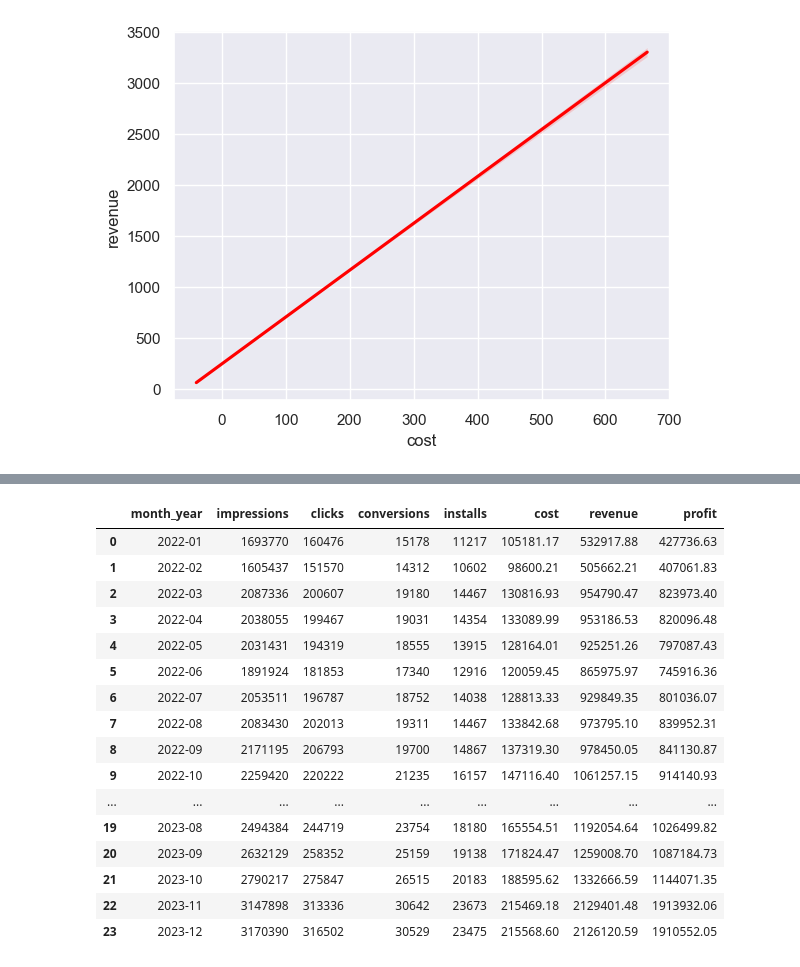
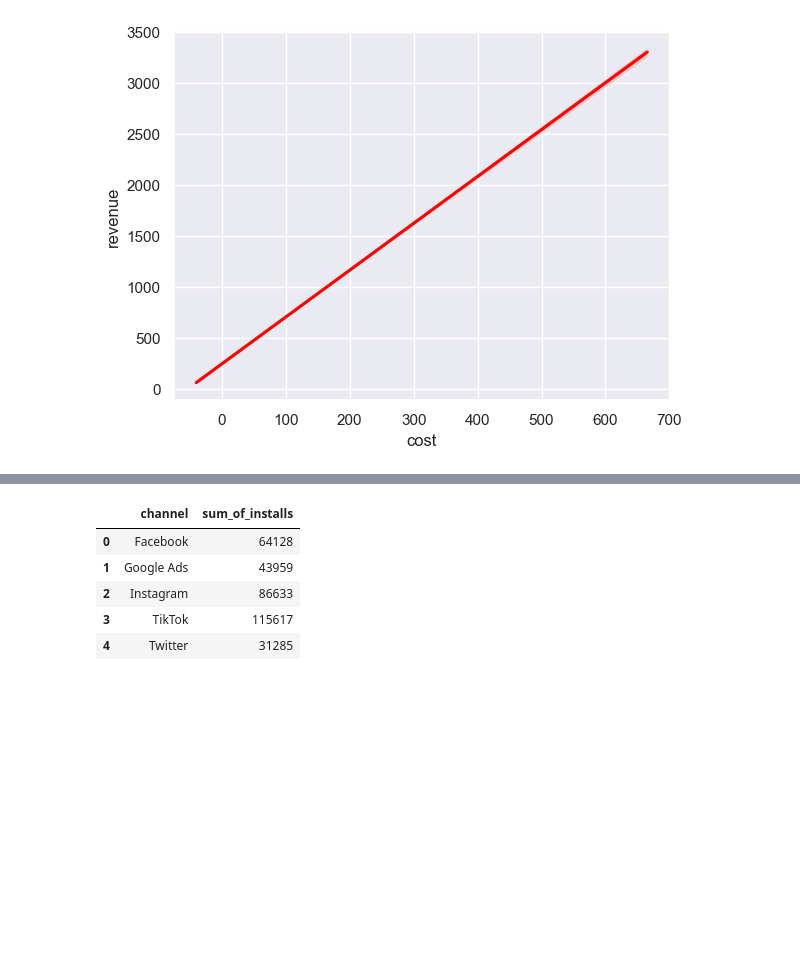
Before and after one commit to rakeshtparayil/marketing_analytics, a Jupyter notebook: marketing_new.ipynb, the cells around one changed output, grey strips where cells are left out. Saved outputs shown, nothing was run; the diff lists cells and outputs as text; code cells hidden in the pictures; blank space fills up the shorter version.

```diff
--- a/marketing_new.ipynb
+++ b/marketing_new.ipynb
@@ -450,21 +440,10 @@ mktg.head(15)
-# %%
-agg_mktg = mktg.groupby('month_year').agg({'impressions': 'sum', 'clicks': 'sum', 'conversions': 'sum', 'installs': 'sum', 'cost': 'sum', 'revenue': 'sum', 'profit': 'sum'}).reset_index()
-agg_mktg
-# %% [output]
-|  | month_year | impressions | clicks | conversions | installs | cost | revenue | profit |
-| 0 | 2022-01 | 1693770 | 160476 | 15178 | 11217 | 105181.17 | 532917.88 | 427736.63 |
-| 1 | 2022-02 | 1605437 | 151570 | 14312 | 10602 | 98600.21 | 505662.21 | 407061.83 |
-| 2 | 2022-03 | 2087336 | 200607 | 19180 | 14467 | 130816.93 | 954790.47 | 823973.40 |
-| 3 | 2022-04 | 2038055 | 199467 | 19031 | 14354 | 133089.99 | 953186.53 | 820096.48 |
-| 4 | 2022-05 | 2031431 | 194319 | 18555 | 13915 | 128164.01 | 925251.26 | 797087.43 |
-| 5 | 2022-06 | 1891924 | 181853 | 17340 | 12916 | 120059.45 | 865975.97 | 745916.36 |
-| 6 | 2022-07 | 2053511 | 196787 | 18752 | 14038 | 128813.33 | 929849.35 | 801036.07 |
-| 7 | 2022-08 | 2083430 | 202013 | 19311 | 14467 | 133842.68 | 973795.10 | 839952.31 |
-| 8 | 2022-09 | 2171195 | 206793 | 19700 | 14867 | 137319.30 | 978450.05 | 841130.87 |
-| 9 | 2022-10 | 2259420 | 220222 | 21235 | 16157 | 147116.40 | 1061257.15 | 914140.93 |
-| ... | ... | ... | ... | ... | ... | ... | ... | ... |
-| 19 | 2023-08 | 2494384 | 244719 | 23754 | 18180 | 165554.51 | 1192054.64 | 1026499.82 |
-| 20 | 2023-09 | 2632129 | 258352 | 25159 | 19138 | 171824.47 | 1259008.70 | 1087184.73 |
-| 21 | 2023-10 | 2790217 | 275847 | 26515 | 20183 | 188595.62 | 1332666.59 | 1144071.35 |
-| 22 | 2023-11 | 3147898 | 313336 | 30642 | 23673 | 215469.18 | 2129401.48 | 1913932.06 |
-| 23 | 2023-12 | 3170390 | 316502 | 30529 | 23475 | 215568.60 | 2126120.59 | 1910552.05 |
+# %%
+mktg_aggregated = mktg.groupby('channel').agg(sum_of_installs=('installs', 'sum')).reset_index()
+mktg_aggregated.head()
+# %% [output]
+|  | channel | sum_of_installs |
+| 0 | Facebook | 64128 |
+| 1 | Google Ads | 43959 |
+| 2 | Instagram | 86633 |
+| 3 | TikTok | 115617 |
+| 4 | Twitter | 31285 |
```
Also changed, not shown: parts of 1 cell of this notebook.
